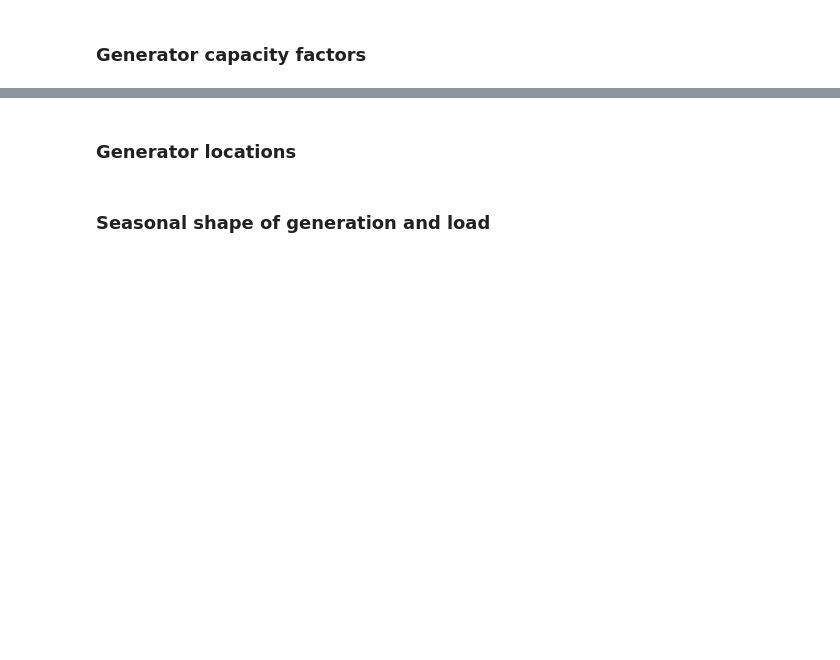
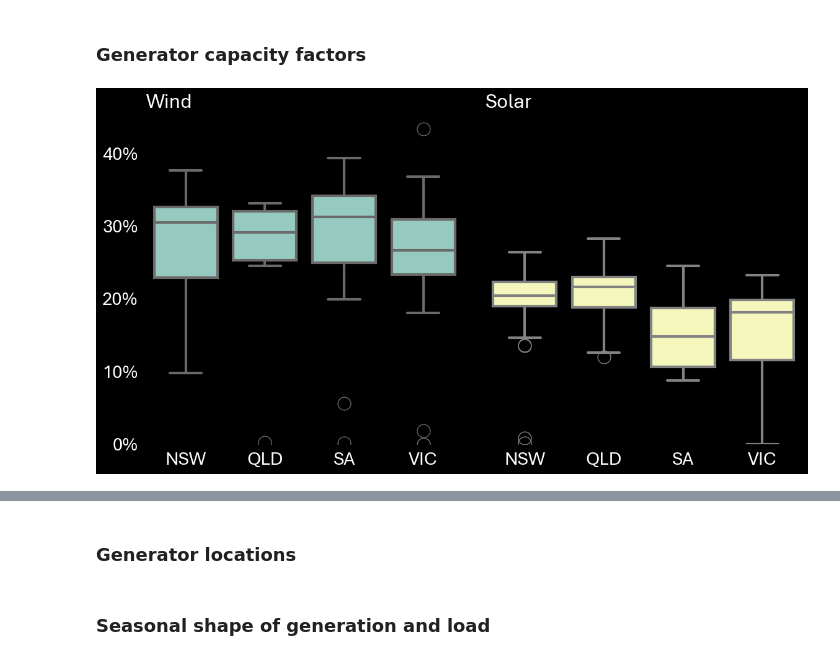
Before and after one commit to MarkusMannheim/contract_modelling, a Jupyter notebook: data_preparation.ipynb, the cells around one changed output, grey strips where cells are left out. Saved outputs shown, nothing was run; the diff lists cells and outputs as text; code cells hidden in the pictures; blank space fills up the shorter version.

```diff
--- a/data_preparation.ipynb
+++ b/data_preparation.ipynb
@@ -369,0 +331,78 @@ for tech in fleet_cf.index:
+# %%
+# Plot fleet capacity factors
+fig, ax = plt.subplots(
+    1, 2,
+    figsize=(12, 6.75),
+    tight_layout=True,
+    sharex=True,
+    sharey=True)
+
+# Calculate aggregate CFs
+aggregate_cfs = pd.DataFrame(
+    columns=["Wind", "Solar"],
+    index=["NSW", "QLD", "SA", "VIC"])
+
+for i, tech in enumerate(["Wind", "Solar"]):
+    # Prepare data
+    tech_duids = gen_info[gen_info["Technology"] == tech].index.tolist()
+    duid_filter = pc.field("DUID").isin(tech_duids)
+    tech_duid_data = pd.read_parquet(
+        duid_data_path,
+        engine="pyarrow",
+        filters=duid_filter)
+    # Attach 'technology' to DUID data
+    tech_duid_data["Region"] = gen_info.loc[
+        tech_duid_data["DUID"],
+        "Region"].values
+    tech_duid_data["Relative output"] = tech_duid_data["Output"] / tech_duid_data["Maximum capacity"]
+
+    # Calculate CFs
+    cf_pivot = tech_duid_data.pivot_table(
+        index="DUID",
+        columns="Region",
+        values="Relative output",
+        aggfunc="mean")
+    capacity_factors = cf_pivot.reset_index().melt(
+        id_vars="DUID",
+        var_name="Region",
+        value_name="Capacity factor").dropna()
+    # Save CFs
+    capacity_factors.to_csv(
+        os.path.join(data_dir, f"{tech}_capacity_factors.csv"),
+        index=False)
+
+    # Calculate aggregate CF
+    tech_cf = tech_duid_data.pivot_table(
+        index="Region",
+        values=["Output", "Maximum capacity"],
+        aggfunc="sum")
+    tech_cf["Capacity factor"] = tech_cf["Output"] / tech_cf["Maximum capacity"]
+    for region in tech_cf.index:
+        aggregate_cfs.at[region, tech] = tech_cf.at[region, "Capacity factor"]
+    del tech_cf, tech_duid_data
+
+    # Plot in subplot
+    axis = ax[i]
+    sns.boxplot(
+        data=capacity_factors,
+        x="Region",
+        y="Capacity factor",
+        color=f"C{i}",
+        linewidth=3,
+        fliersize=15,
+        ax=axis)
+    axis.set_xlabel(None)
+    axis.set_ylabel(None)
+    axis.yaxis.set_major_formatter(lambda x, p: f"{x:,.0%}")
+    axis.set_ylim(0)
+    axis.set_title(tech, loc="left")
+    for frame in ["top", "right", "bottom", "left"]:
+        axis.spines[frame].set_visible(False)
+
+plt.show()
+save_figure(fig, "fleet_capacity_factors", charts_dir)
+
+print("Aggregate fleet capacity factors:")
+print(aggregate_cfs.map(lambda x: f"{x:.1%}"))
+# %% [output]
+[figure, added]
```
Also changed, not shown: parts of 7 cells of this notebook, 23 other files.
